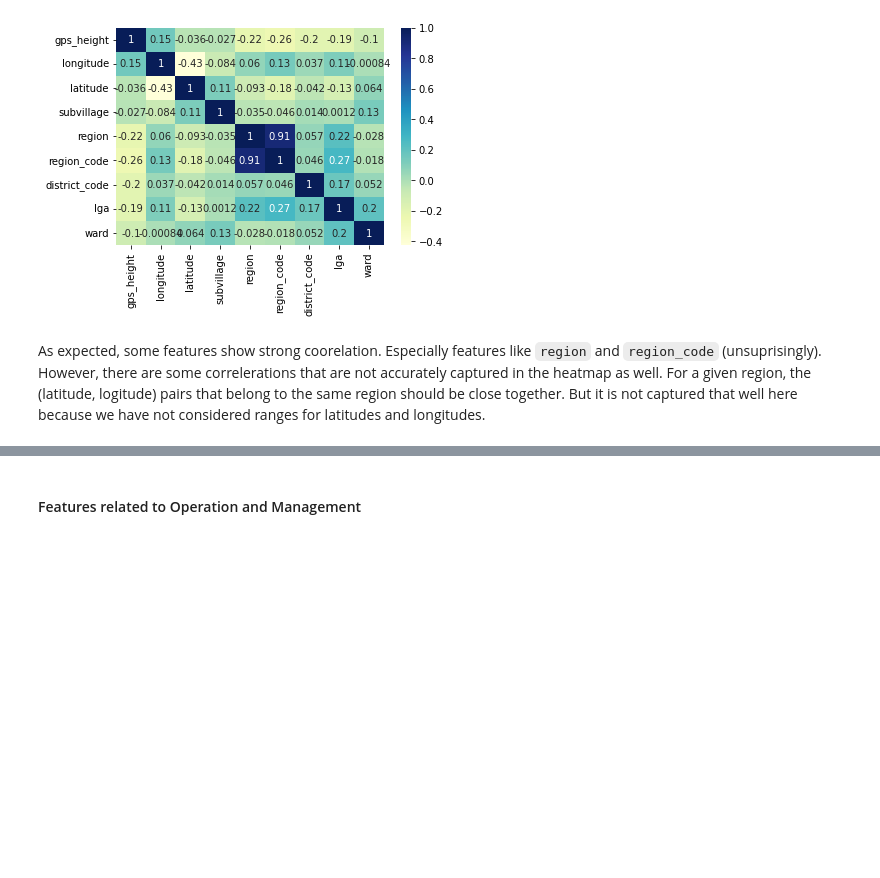
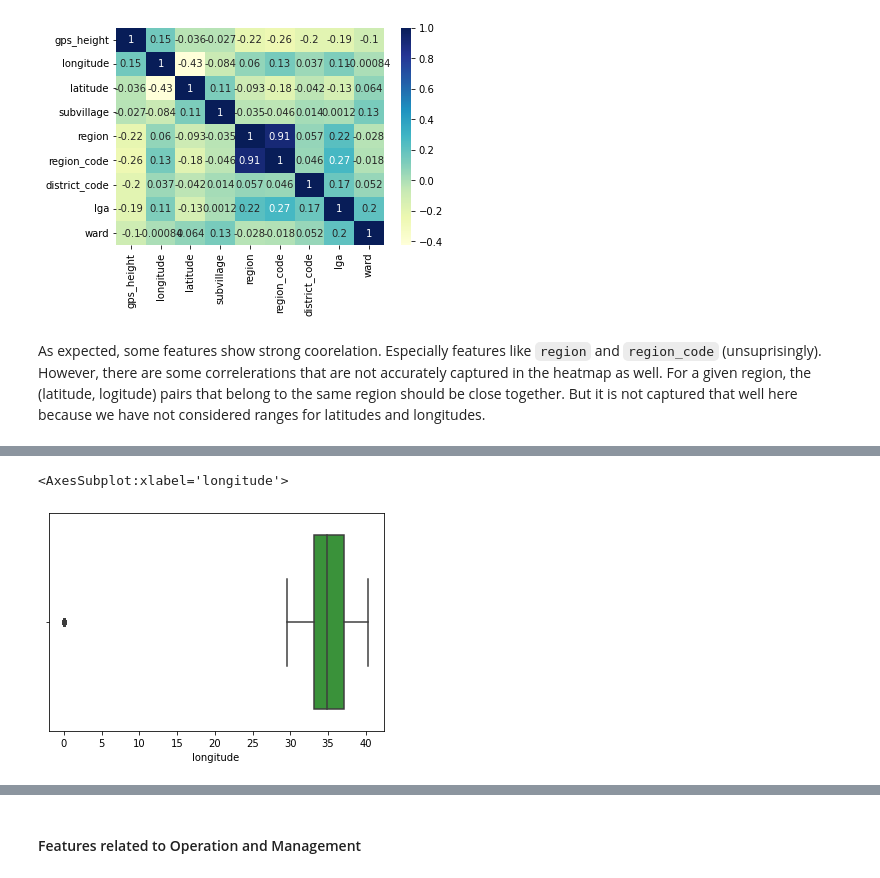
Before and after one commit to ThumulaPerera/Pump-it-up, a Jupyter notebook: notebooks/EDA.ipynb, the cells around one changed output, grey strips where cells are left out. Drawn from its saved outputs; the diff is of its cells as text; code cells hidden in the pictures; blank space fills up the shorter version.

```diff
--- a/notebooks/EDA.ipynb
+++ b/notebooks/EDA.ipynb
@@ -269,0 +277,5 @@ However, there are some correlerations that are not accurately captured in the h
+# %%
+sns.boxplot(x=X['longitude'])
+# %% [output]
+<AxesSubplot:xlabel='longitude'>
+[figure, added]
```
Also changed, not shown: parts of 3 cells of this notebook, 1 other file.
